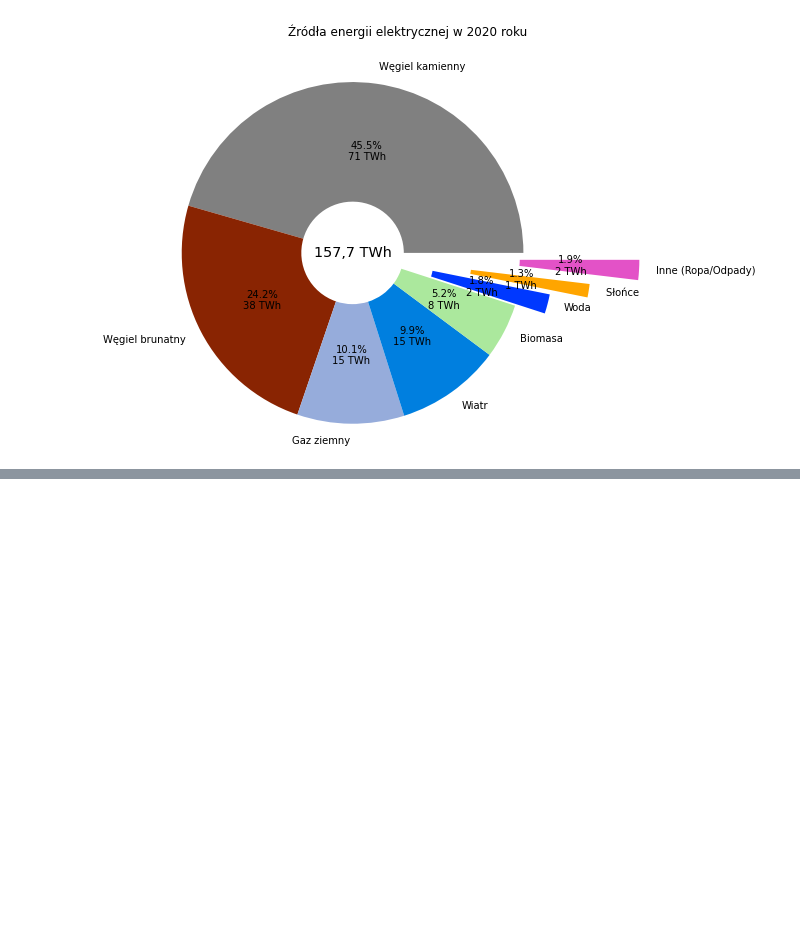
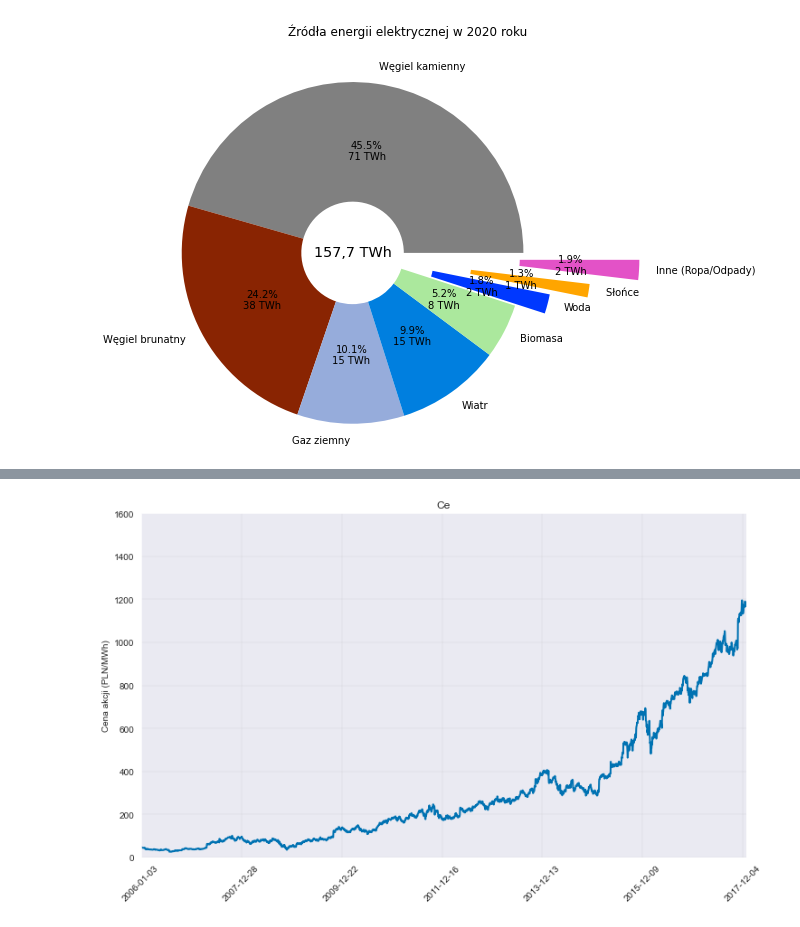
Before and after one commit to piekarsky/Short-Term-Electricity-Price-Forecasting-at-the-Polish-Day-Ahead-Market, a Jupyter notebook: power-market-analysis.ipynb, the cells around one changed output, grey strips where cells are left out. Cells and saved outputs as stored; diff of their text form; code cells hidden in the pictures; blank space fills up the shorter version.

```diff
--- a/power-market-analysis.ipynb
+++ b/power-market-analysis.ipynb
@@ -874,3 +870,8 @@ ttl.set_position([.5, 1.05])
 plt.show()
 # %% [output]
 [figure]
+# %%
+filepath = 'AMZN_2006-01-01_to_2018-01-01.csv'
+data = pd.read_csv(filepath)
+data = data.sort_values('Date')
+data.head()
@@ -876,0 +896,19 @@ plt.show()
+# %%
+fig = plt.subplots(figsize=(12,7))
+
+plt.plot(data['Date'], data['Close'], label = 'line 1',
+        linewidth=2.0)
+
+# plt.fill_between(df2019_daily['date_normalize'], df2019_daily['fixing I course (PLN/MWh)'], alpha=0.2)
+plt.title('Ce')
+plt.ylabel("Cena akcji (PLN/MWh)")
+plt.margins(0.)
+
+plt.yticks(np.arange(0, 1650, 200))
+plt.xticks(range(0,data.shape[0],500),data['Date'].loc[::500],rotation=45)
+plt.grid(color='gray', linestyle=':', linewidth=0.35, alpha=0.6, axis='both')
+#plt.grid()
+
+plt.show()
+# %% [output]
+[figure, added]
```
Also changed, not shown: parts of 19 cells of this notebook.
